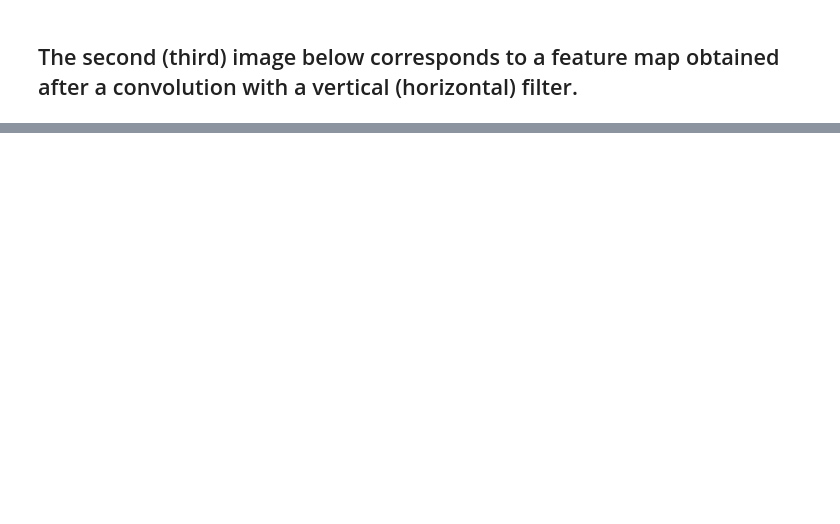
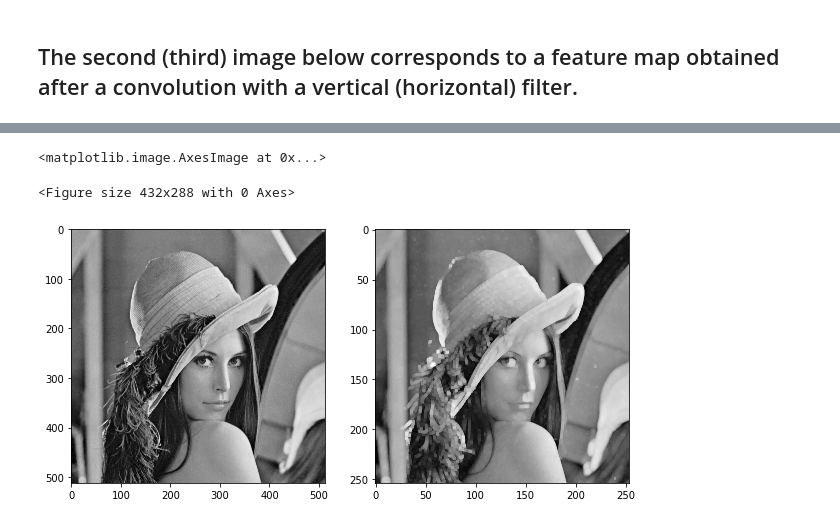
Before and after one commit to battyone/MLProjects, a Jupyter notebook: TensorFlow/CNN.ipynb, the cells around one changed output, grey strips where cells are left out. Saved outputs shown, nothing was run; the diff lists cells and outputs as text; code cells hidden in the pictures; blank space fills up the shorter version.

```diff
--- a/TensorFlow/CNN.ipynb
+++ b/TensorFlow/CNN.ipynb
@@ -21,12 +21,13 @@ new_image = np.expand_dims(new_image, axis=2)
 dataset = np.array([new_image, new_image], dtype=np.float32)
 batch_size, height, width, channels = dataset.shape
 # %%
-filters = np.zeros(shape=(24,24,channels, 2), dtype=np.float32)
+filters = np.zeros(shape=(16,16,channels, 2), dtype=np.float32)
 filters[:,3,:,0] = 1
 filters[3,:,:,1] = 1
 # %%
 X = tf.placeholder(tf.float32, shape=(None, height, width, channels))
-convolution = tf.nn.conv2d(X, filters, strides=[1,2,2,1], padding='SAME')
+convolution = tf.nn.conv2d(X, filters, strides=[1,1,1,1], padding='SAME')
+#convolution = tf.nn.conv2d(X, filters, strides=[1,2,2,1], padding='SAME')
 with tf.Session() as sess:
   output = sess.run(convolution, feed_dict={X:dataset})
 # %% [markdown]
@@ -43,0 +47,14 @@ ax3.imshow(output[0,:,:,1], cmap='gray')
+# %%
+X = tf.placeholder(tf.float32, shape=(None, height, width, channels))
+max_pool = tf.nn.max_pool(X, ksize=[1,5,5,1], strides=[1,2,2,1], padding='VALID')
+with tf.Session() as sess:
+    output_2 = sess.run(max_pool, feed_dict={X: dataset})
+# %%
+plt.figure()
+fig, (ax1, ax2) = plt.subplots(1, 2, figsize=(10,10))
+ax1.imshow(image, cmap='gray')
+ax2.imshow(output_2[1,:,:,0], cmap='gray')
+# %% [output]
+<matplotlib.image.AxesImage at 0x...>
+<Figure size 432x288 with 0 Axes>
+[figure, added]
```
Also changed, not shown: parts of 3 cells of this notebook.
